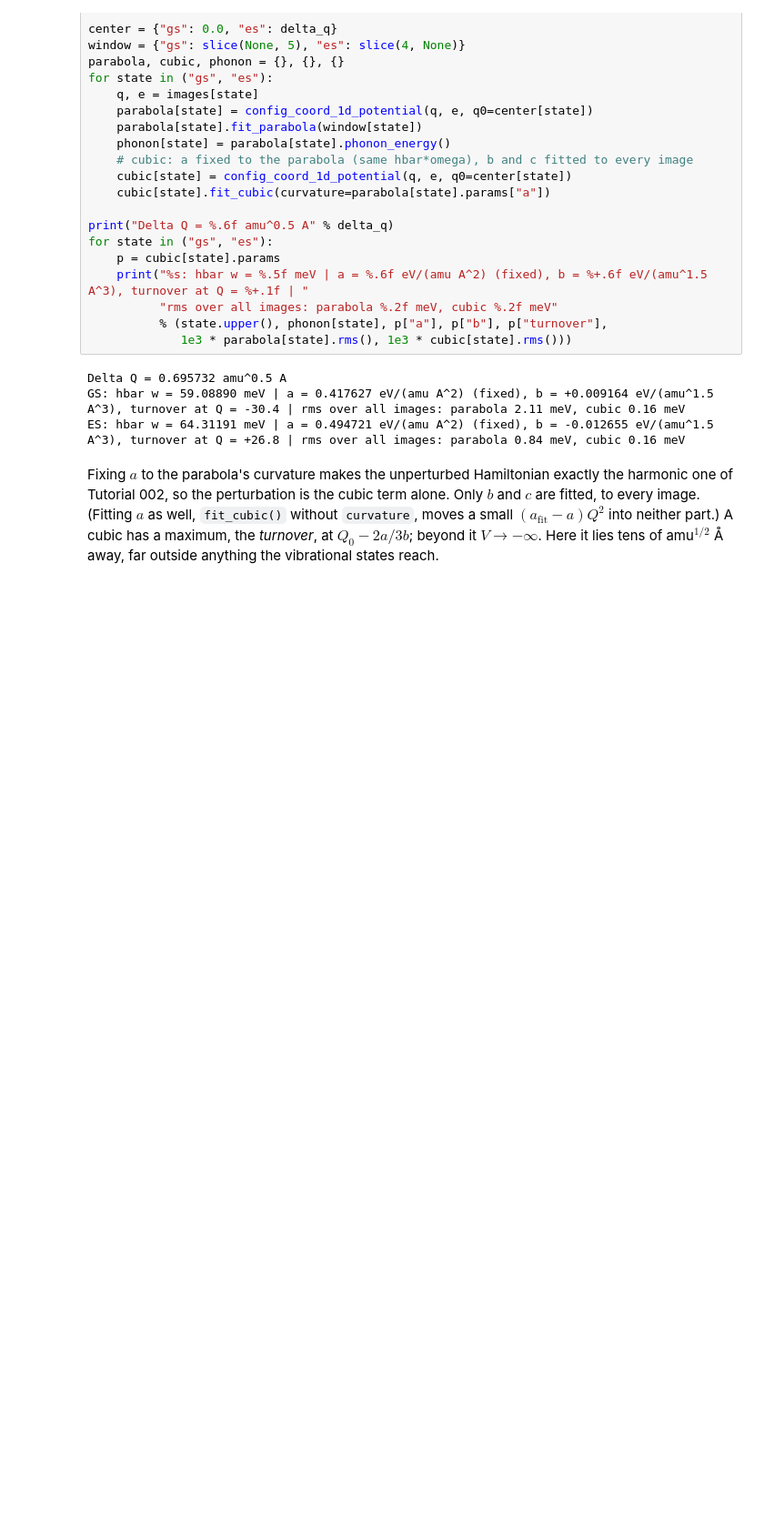
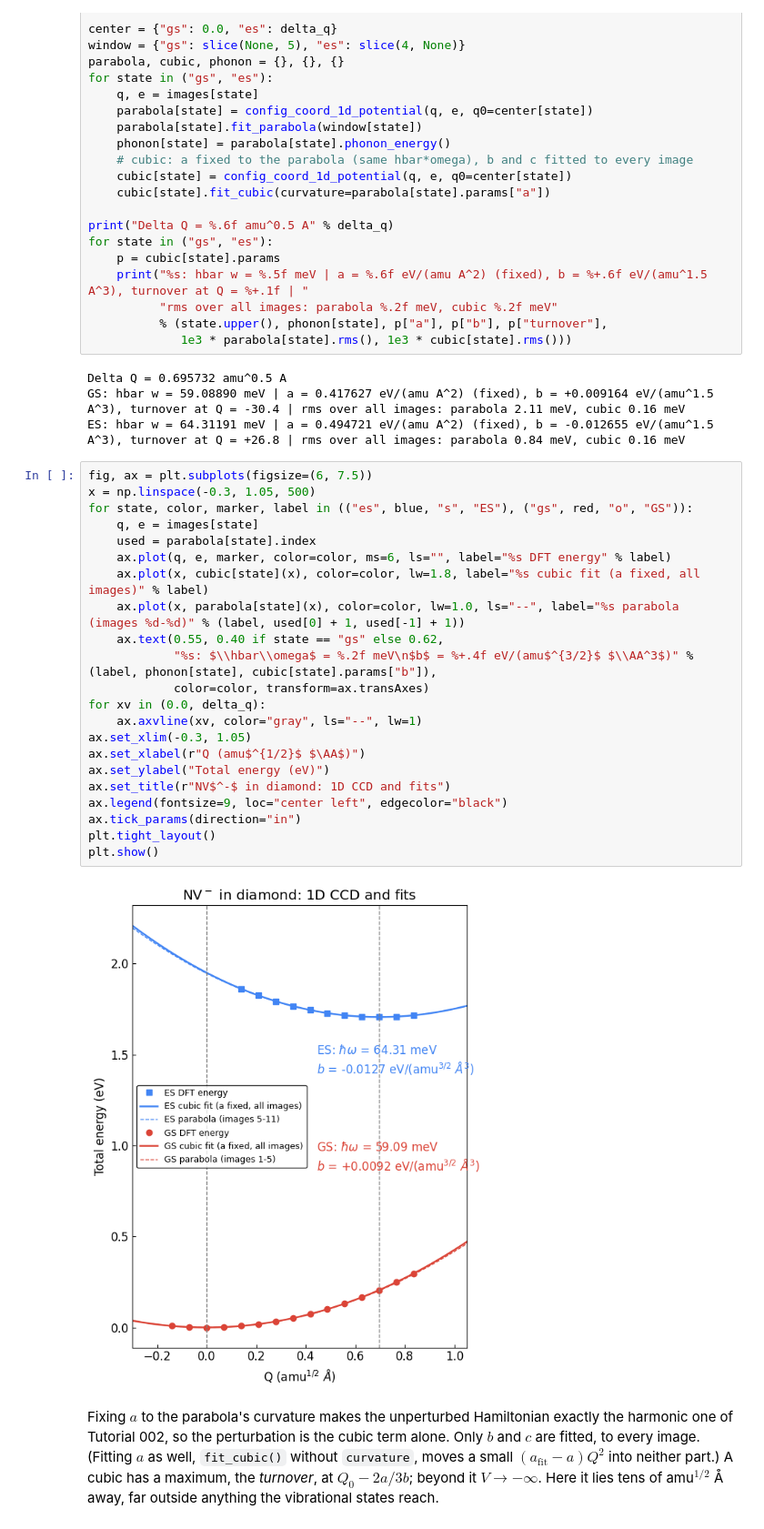
Before and after one commit to samuelstaylor/pypl, a Jupyter notebook: doc/tutorials/pypl_004.ipynb, the cells around one changed output. Shown at 91% size. Drawn from its saved outputs; the diff is of its cells as text; blank space fills up the shorter version.

```diff
--- a/doc/tutorials/pypl_004.ipynb
+++ b/doc/tutorials/pypl_004.ipynb
@@ -90,6 +90,30 @@ for state in ("gs", "es"):
 Delta Q = 0.695732 amu^0.5 A
 GS: hbar w = 59.08890 meV | a = 0.417627 eV/(amu A^2) (fixed), b = +0.009164 eV/(amu^1.5 A^3), turnover at Q = -30.4 | rms over all images: parabola 2.11 meV, cubic 0.16 meV
 ES: hbar w = 64.31191 meV | a = 0.494721 eV/(amu A^2) (fixed), b = -0.012655 eV/(amu^1.5 A^3), turnover at Q = +26.8 | rms over all images: parabola 0.84 meV, cubic 0.16 meV
+# %%
+fig, ax = plt.subplots(figsize=(6, 7.5))
+x = np.linspace(-0.3, 1.05, 500)
+for state, color, marker, label in (("es", blue, "s", "ES"), ("gs", red, "o", "GS")):
+    q, e = images[state]
+    used = parabola[state].index
+    ax.plot(q, e, marker, color=color, ms=6, ls="", label="%s DFT energy" % label)
+    ax.plot(x, cubic[state](x), color=color, lw=1.8, label="%s cubic fit (a fixed, all images)" % label)
+    ax.plot(x, parabola[state](x), color=color, lw=1.0, ls="--", label="%s parabola (images %d-%d)" % (label, used[0] + 1, used[-1] + 1))
+    ax.text(0.55, 0.40 if state == "gs" else 0.62,
+            "%s: $\\hbar\\omega$ = %.2f meV\n$b$ = %+.4f eV/(amu$^{3/2}$ $\\AA^3$)" % (label, phonon[state], cubic[state].params["b"]),
+            color=color, transform=ax.transAxes)
+for xv in (0.0, delta_q):
+    ax.axvline(xv, color="gray", ls="--", lw=1)
+ax.set_xlim(-0.3, 1.05)
+ax.set_xlabel(r"Q (amu$^{1/2}$ $\AA$)")
+ax.set_ylabel("Total energy (eV)")
+ax.set_title(r"NV$^-$ in diamond: 1D CCD and fits")
+ax.legend(fontsize=9, loc="center left", edgecolor="black")
+ax.tick_params(direction="in")
+plt.tight_layout()
+plt.show()
+# %% [output]
+[figure, added]
 # %% [markdown]
 Fixing $a$ to the parabola's curvature makes the unperturbed Hamiltonian exactly the harmonic one of Tutorial 002, so
 the perturbation is the cubic term alone. Only $b$ and $c$ are fitted, to every image. (Fitting $a$ as well,
```
Also changed, not shown: parts of 2 cells of this notebook, 6 other files.
